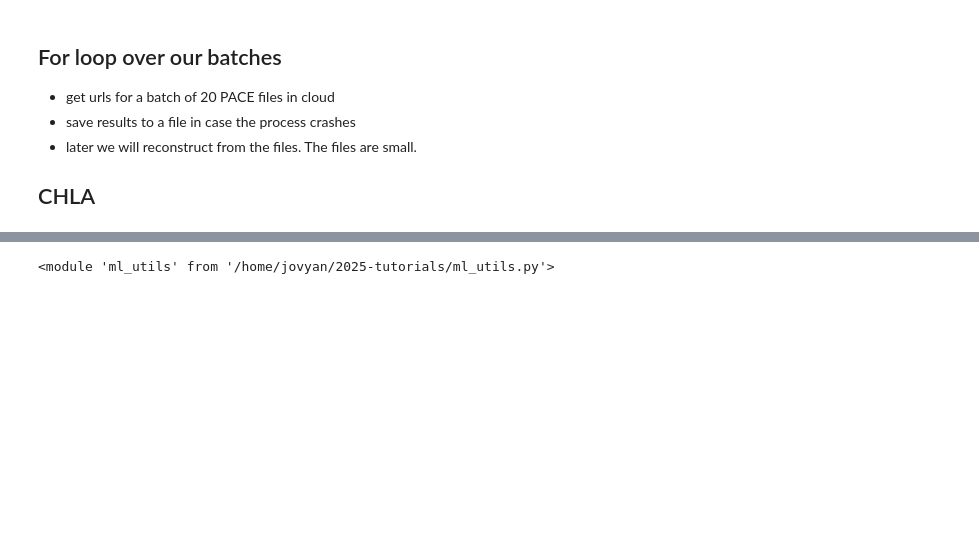
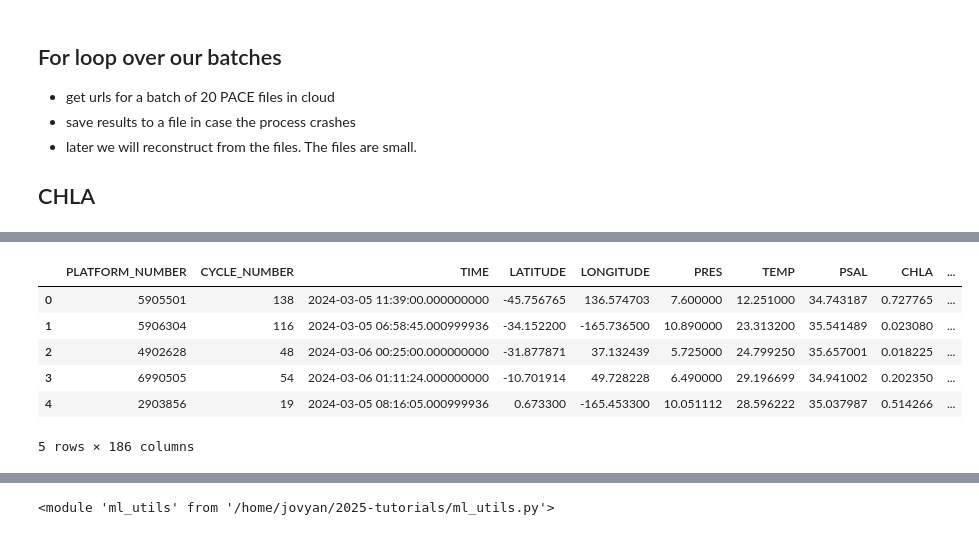
Before and after one commit to eeholmes/2025-tutorials, a Jupyter notebook: argo-matchups.ipynb, the cells around one changed output, grey strips where cells are left out. Drawn from its saved outputs; the diff is of its cells as text; code cells hidden in the pictures; blank space fills up the shorter version.

Commit message:
before changes

```diff
--- a/argo-matchups.ipynb
+++ b/argo-matchups.ipynb
@@ -40,13 +40,14 @@ if not auth.authenticated:
     # ask for credentials and persist them in a .netrc file
     auth.login(strategy="interactive", persist=True)
 import xarray as xr
-results = earthaccess.search_data(
+df = argo_chl_df
+rrs_results = earthaccess.search_data(
     short_name = "PACE_OCI_L3M_RRS",
     temporal = (df.TIME.min(), df.TIME.max()),
     granule_name="*.DAY.*.4km.nc"
 )
 # all days since Mar 2024; pqdm args to quiet output
-fileset = earthaccess.open(results, pqdm_kwargs={"disable": True} );
+fileset = earthaccess.open(rrs_results, pqdm_kwargs={"disable": True} );
 # %% [markdown]
 Check the format of individuals day data.
 # %%
@@ -250,3 +251,38 @@ Wall time: 17.5 s
 * later we will reconstruct from the files. The files are small.
 
 ## CHLA
+# %%
+%%time
+from datetime import datetime
+
+def run_batch(
+    results, df,
+    ds_vec_name="wavelength", ds_var_name="Rrs",
+    df_time_name="TIME", df_lat_name="LATITUDE", df_lon_name="LONGITUDE"
+):
+    # Make sure to refresh fileset to minimize the chance that the token expires before we are done
+    # this for loop consumes about 6Gb of RAM
+    fileset = earthaccess.open(results, pqdm_kwargs={"disable": True} );
+
+    df_plus = []
+    for i, f in enumerate(fileset):
+        df_record, pts = mu.one_file_matches(
+            f, df,
+            ds_vec_name=ds_vec_name, ds_var_name=ds_var_name,
+            df_time_name=df_time_name, df_lat_name=df_lat_name, df_lon_name=df_lon_name)
+        if df_record is None or len(df_record) == 0:
+            print(f"Skipped day {i} no data in df")
+            continue
+        # error check
+        if len(df_record) != len(pts):
+            raise ValueError(f"Row mismatch: df_record={len(df_record)}, pts={len(pts)}")
+
+        # left "concat": keep df_record rows, add pts columns by position
+        df_record_plus = pd.concat(
+            [
+                df_record.reset_index(drop=True),
+                pts.reset_index(drop=True),
+            ], axis=1,)
+        df_plus.append(df_record_plus)
+    df_plus = pd.concat(df_plus, ignore_index=True)
+    return df_plus
@@ -252,0 +292,6 @@ Wall time: 17.5 s
+# %%
+%%time
+# test that it works
+res=run_batch(rrs_results[0:1], df)
+res.head()
+# %% [output]
@@ -253,2 +300,9 @@ Wall time: 17.5 s
+|  | PLATFORM_NUMBER | CYCLE_NUMBER | TIME | LATITUDE | LONGITUDE | PRES | TEMP | PSAL | CHLA | ... |
+| 0 | 5905501 | 138 | 2024-03-05 11:39:00.000000000 | -45.756765 | 136.574703 | 7.600000 | 12.251000 | 34.743187 | 0.727765 | ... |
+| 1 | 5906304 | 116 | 2024-03-05 06:58:45.000999936 | -34.152200 | -165.736500 | 10.890000 | 23.313200 | 35.541489 | 0.023080 | ... |
+| 2 | 4902628 | 48 | 2024-03-06 00:25:00.000000000 | -31.877871 | 37.132439 | 5.725000 | 24.799250 | 35.657001 | 0.018225 | ... |
+| 3 | 6990505 | 54 | 2024-03-06 01:11:24.000000000 | -10.701914 | 49.728228 | 6.490000 | 29.196699 | 34.941002 | 0.202350 | ... |
+| 4 | 2903856 | 19 | 2024-03-05 08:16:05.000999936 | 0.673300 | -165.453300 | 10.051112 | 28.596222 | 35.037987 | 0.514266 | ... |
+5 rows × 186 columns
 # %%
 from pathlib import Path
```
Also changed, not shown: parts of 17 cells of this notebook.
